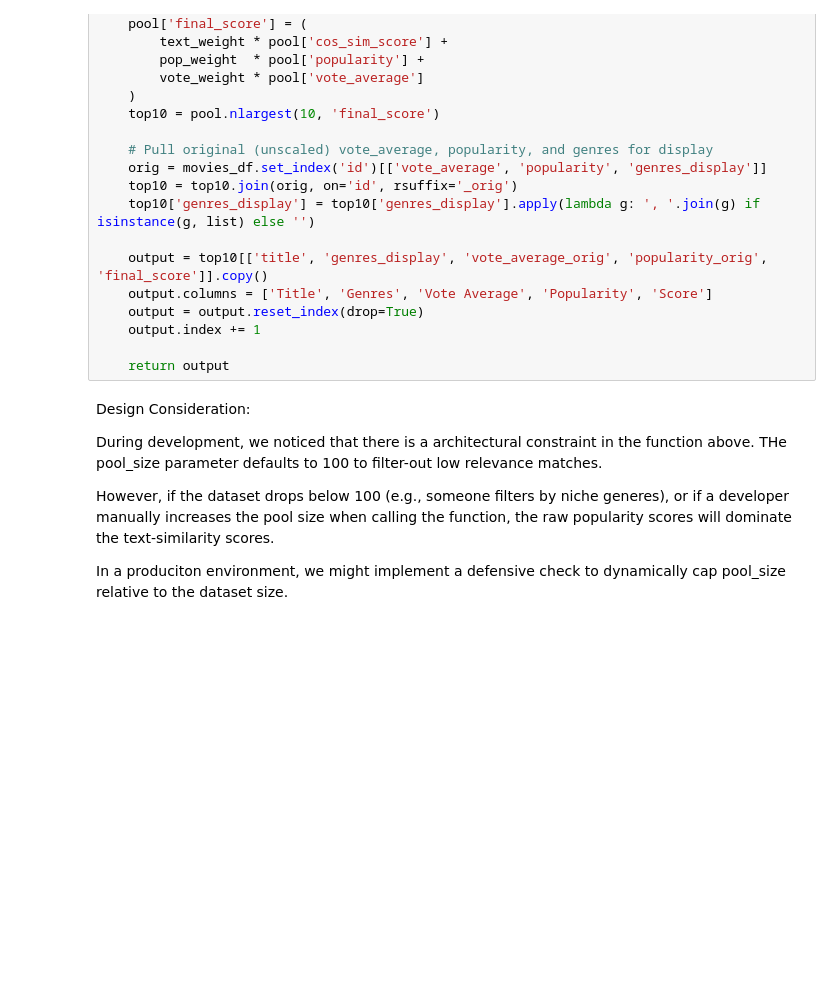
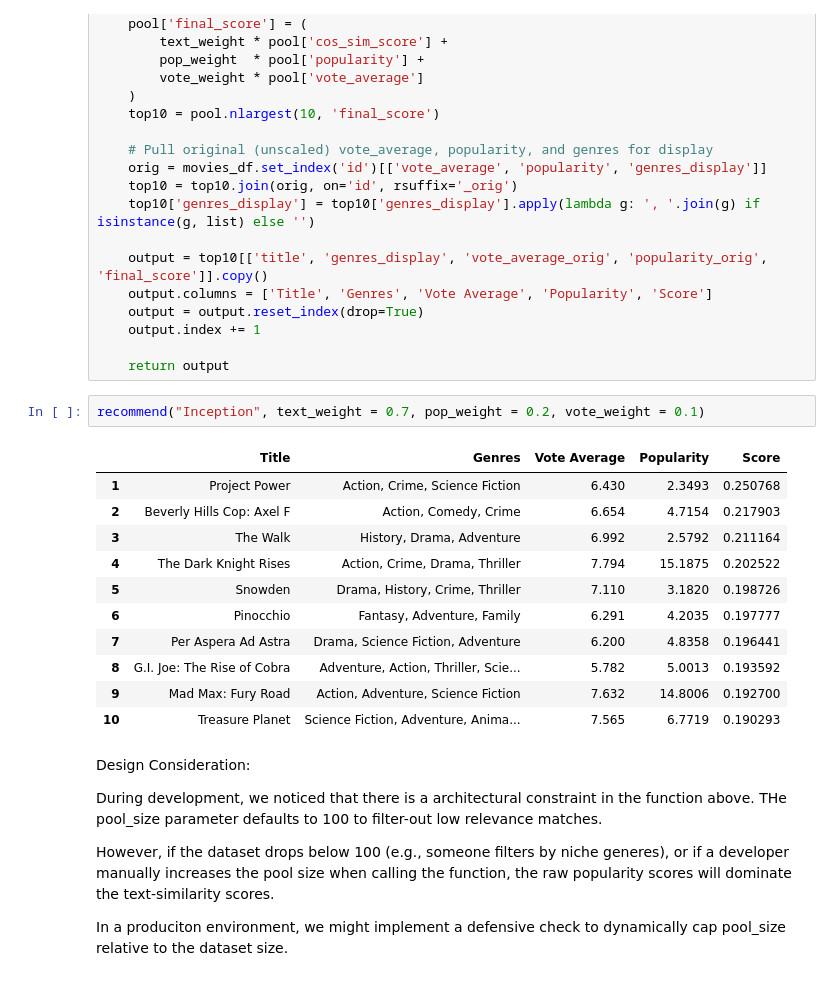
Before and after one commit to clarktenge/movie-recommender, a Jupyter notebook: PSTAT 134 FINAL PROJECT.ipynb, the cells around one changed output. Cells and saved outputs as stored; diff of their text form; blank space fills up the shorter version.

```diff
--- a/PSTAT 134 FINAL PROJECT.ipynb
+++ b/PSTAT 134 FINAL PROJECT.ipynb
@@ -278,6 +278,20 @@ def recommend(title, text_weight=0.95, pop_weight=0.03, vote_weight=0.02, pool_s
     output.index += 1
 
     return output
+# %%
+recommend("Inception", text_weight = 0.7, pop_weight = 0.2, vote_weight = 0.1)
+# %% [output]
+|  | Title | Genres | Vote Average | Popularity | Score |
+| 1 | Project Power | Action, Crime, Science Fiction | 6.430 | 2.3493 | 0.250768 |
+| 2 | Beverly Hills Cop: Axel F | Action, Comedy, Crime | 6.654 | 4.7154 | 0.217903 |
+| 3 | The Walk | History, Drama, Adventure | 6.992 | 2.5792 | 0.211164 |
+| 4 | The Dark Knight Rises | Action, Crime, Drama, Thriller | 7.794 | 15.1875 | 0.202522 |
+| 5 | Snowden | Drama, History, Crime, Thriller | 7.110 | 3.1820 | 0.198726 |
+| 6 | Pinocchio | Fantasy, Adventure, Family | 6.291 | 4.2035 | 0.197777 |
+| 7 | Per Aspera Ad Astra | Drama, Science Fiction, Adventure | 6.200 | 4.8358 | 0.196441 |
+| 8 | G.I. Joe: The Rise of Cobra | Adventure, Action, Thriller, Scie... | 5.782 | 5.0013 | 0.193592 |
+| 9 | Mad Max: Fury Road | Action, Adventure, Science Fiction | 7.632 | 14.8006 | 0.192700 |
+| 10 | Treasure Planet | Science Fiction, Adventure, Anima... | 7.565 | 6.7719 | 0.190293 |
 # %% [markdown]
 Design Consideration:
 
```
Also changed, not shown: parts of 13 cells of this notebook, 1 other file.
